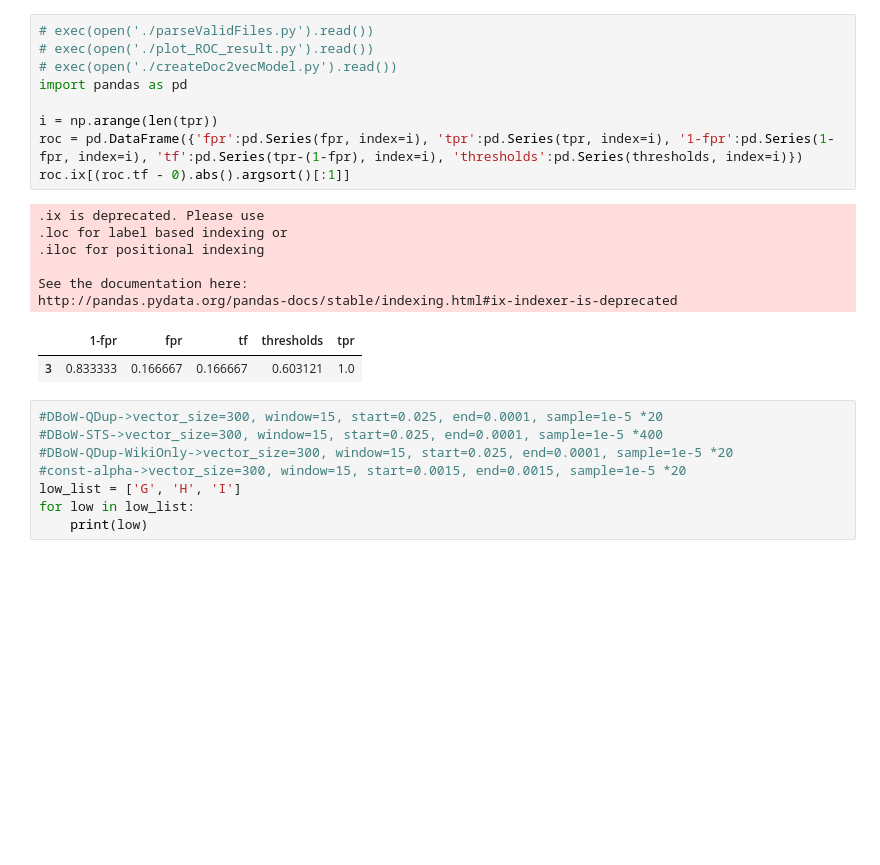
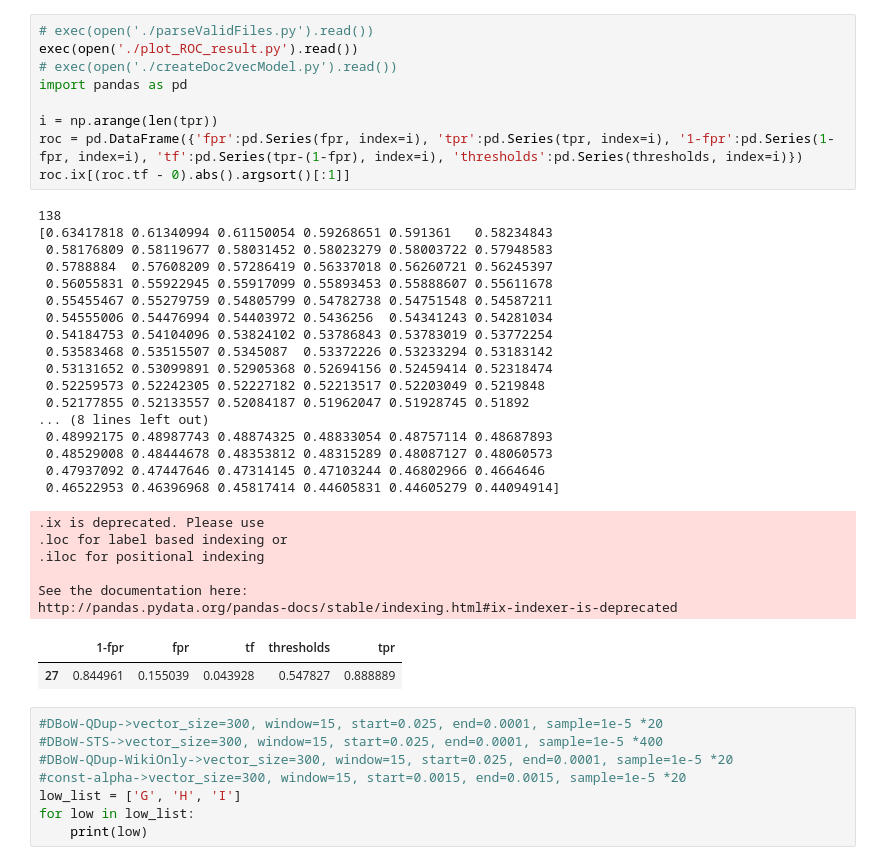
Before and after one commit to hirarinNakalab/salesvisitdetection, a Jupyter notebook: Untitled.ipynb, the cells around one changed output. Saved outputs shown, nothing was run; the diff lists cells and outputs as text; blank space fills up the shorter version.

```diff
--- a/Untitled.ipynb
+++ b/Untitled.ipynb
@@ -67,21 +158,38 @@ auc = metrics.auc(fpr, tpr)
 # %%
 # exec(open('./parseValidFiles.py').read())
-# exec(open('./plot_ROC_result.py').read())
+exec(open('./plot_ROC_result.py').read())
 # exec(open('./createDoc2vecModel.py').read())
 import pandas as pd
 
 i = np.arange(len(tpr))
 roc = pd.DataFrame({'fpr':pd.Series(fpr, index=i), 'tpr':pd.Series(tpr, index=i), '1-fpr':pd.Series(1-fpr, index=i), 'tf':pd.Series(tpr-(1-fpr), index=i), 'thresholds':pd.Series(thresholds, index=i)})
 roc.ix[(roc.tf - 0).abs().argsort()[:1]]
 # %% [output]
-.ix is deprecated. Please use
-.loc for label based indexing or
-.iloc for positional indexing
-
-See the documentation here:
-http://pandas.pydata.org/pandas-docs/stable/indexing.html#ix-indexer-is-deprecated
+138
+[0.63417818 0.61340994 0.61150054 0.59268651 0.591361   0.58234843
+ 0.58176809 0.58119677 0.58031452 0.58023279 0.58003722 0.57948583
+ 0.5788884  0.57608209 0.57286419 0.56337018 0.56260721 0.56245397
+ 0.56055831 0.55922945 0.55917099 0.55893453 0.55888607 0.55611678
+ 0.55455467 0.55279759 0.54805799 0.54782738 0.54751548 0.54587211
+ 0.54555006 0.54476994 0.54403972 0.5436256  0.54341243 0.54281034
+ 0.54184753 0.54104096 0.53824102 0.53786843 0.53783019 0.53772254
+ 0.53583468 0.53515507 0.5345087  0.53372226 0.53233294 0.53183142
+ 0.53131652 0.53099891 0.52905368 0.52694156 0.52459414 0.52318474
+ 0.52259573 0.52242305 0.52227182 0.52213517 0.52203049 0.5219848
+ 0.52177855 0.52133557 0.52084187 0.51962047 0.51928745 0.51892
+... (8 lines left out)
+ 0.48992175 0.48987743 0.48874325 0.48833054 0.48757114 0.48687893
+ 0.48529008 0.48444678 0.48353812 0.48315289 0.48087127 0.48060573
+ 0.47937092 0.47447646 0.47314145 0.47103244 0.46802966 0.4664646
+ 0.46522953 0.46396968 0.45817414 0.44605831 0.44605279 0.44094914]
+.ix is deprecated. Please use
+.loc for label based indexing or
+.iloc for positional indexing
+
+See the documentation here:
+http://pandas.pydata.org/pandas-docs/stable/indexing.html#ix-indexer-is-deprecated
 |  | 1-fpr | fpr | tf | thresholds | tpr |
-| 3 | 0.833333 | 0.166667 | 0.166667 | 0.603121 | 1.0 |
+| 27 | 0.844961 | 0.155039 | 0.043928 | 0.547827 | 0.888889 |
 # %%
 #DBoW-QDup->vector_size=300, window=15, start=0.025, end=0.0001, sample=1e-5 *20
 #DBoW-STS->vector_size=300, window=15, start=0.025, end=0.0001, sample=1e-5 *400
```
Also changed, not shown: parts of 1 cell of this notebook, 1 other file.
